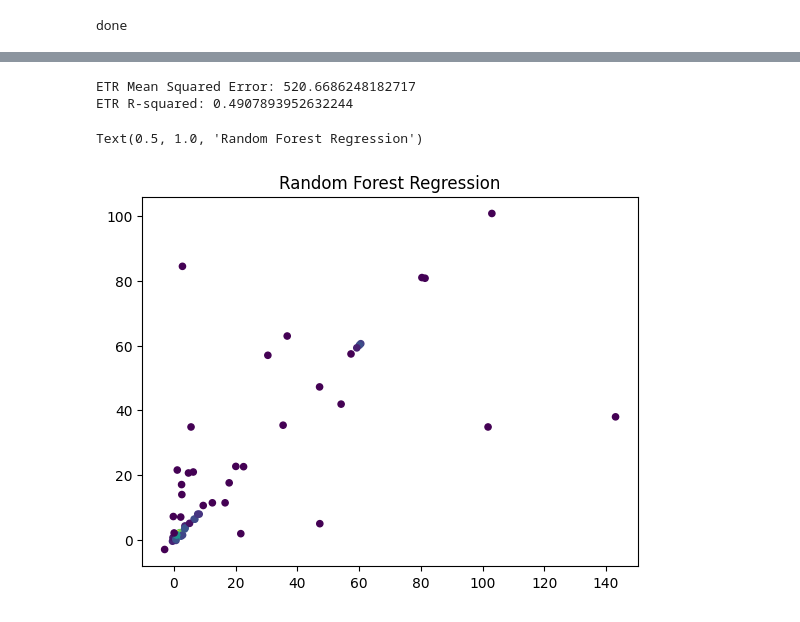
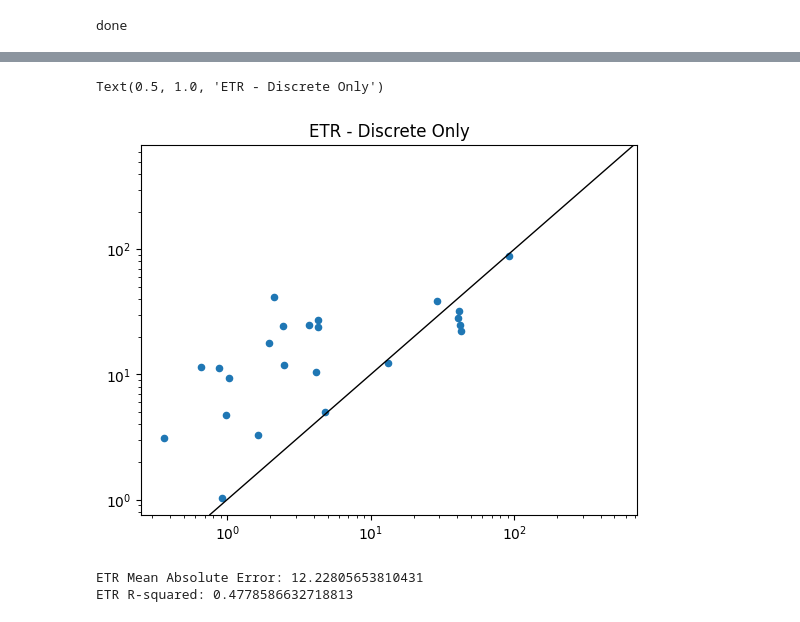
Before and after one commit to jilliangreene/sentinel3_ch4_model, a Jupyter notebook: ml_model.ipynb, the cells around one changed output, grey strips where cells are left out. Cells and saved outputs as stored; diff of their text form; code cells hidden in the pictures.

```diff
--- a/ml_model.ipynb
+++ b/ml_model.ipynb
@@ -122,3 +307,22 @@ ETR R-squared: 0.43386546548463056
+# %%
+#%% PLOT BEST ETR PERFORMANCE
+#https://stackoverflow.com/questions/19064772/visualization-of-scatter-plots-with-overlapping-points-in-matplotlib
+from scipy import stats
+
+values = np.vstack([y_test.ravel(), y_pred.ravel()])
+kernel = stats.gaussian_kde(values, bw_method=.02)(values)
+
+plt.scatter(y_test, y_pred, s=20)
+plt.axline((0,0), (500,500), linewidth=1, color='black')
+# plt.axis((0,50,0,50))
+plt.xscale('log')
+plt.yscale('log')
+plt.title("ETR - Discrete Only")
+
+# plt.savefig('log_randomforest_plot.png')
+# %% [output]
+Text(0.5, 1.0, 'ETR - Discrete Only')
+[figure, added]
 # %%
 #%% RANDOM SEARCH CV ETR
 from sklearn.model_selection import RandomizedSearchCV
@@ -169,11 +373,11 @@ etr_random.best_params_
 # %%
 # Best ETR
 # Create an Extra Trees Regressor model
-best_etr = ExtraTreesRegressor(n_estimators=100,
+best_etr = ExtraTreesRegressor(n_estimators=600,
                           min_samples_split = 2,
                           min_samples_leaf = 1,
-                          max_features = 'log2',
-                          max_depth = 50,
+                          max_features = 'sqrt',
+                          max_depth = 30,
                           random_state=rs)
 
 # Train the model
@@ -183,29 +387,10 @@ best_etr.fit(x_train, y_train)
 y_pred = best_etr.predict(x_test)
 
 # Evaluate the model
-etr_mse = mean_squared_error(y_test, y_pred)
+etr_mse = mean_absolute_error(y_test, y_pred)
 etr_r2 = r2_score(y_test, y_pred)
-print(f"ETR Mean Squared Error: {etr_mse}")
+print(f"ETR Mean Absolute Error: {etr_mse}")
 print("ETR R-squared:", etr_r2)
 # %% [output]
-ETR Mean Squared Error: 520.6686248182717
-ETR R-squared: 0.4907893952632244
+ETR Mean Absolute Error: 12.22805653810431
+ETR R-squared: 0.4778586632718813
-# %%
-#%% PLOT BEST RF PERFORMANCE
-#https://stackoverflow.com/questions/19064772/visualization-of-scatter-plots-with-overlapping-points-in-matplotlib
-from scipy import stats
-
-values = np.vstack([y_test.ravel(), y_pred.ravel()])
-kernel = stats.gaussian_kde(values, bw_method=.02)(values)
-
-plt.scatter(y_test, y_pred, s=20, c=kernel,cmap='viridis')
-# plt.axline((0,0), (50,50), linewidth=1, color='black')
-# plt.axis((0,50,0,50))
-# plt.xscale('log')
-# plt.yscale('log')
-plt.title ('Random Forest Regression')
-
-# plt.savefig('log_randomforest_plot.png')
-# %% [output]
-Text(0.5, 1.0, 'Random Forest Regression')
-[figure, removed]
```
Also changed, not shown: parts of 17 cells of this notebook, 4 other files.
